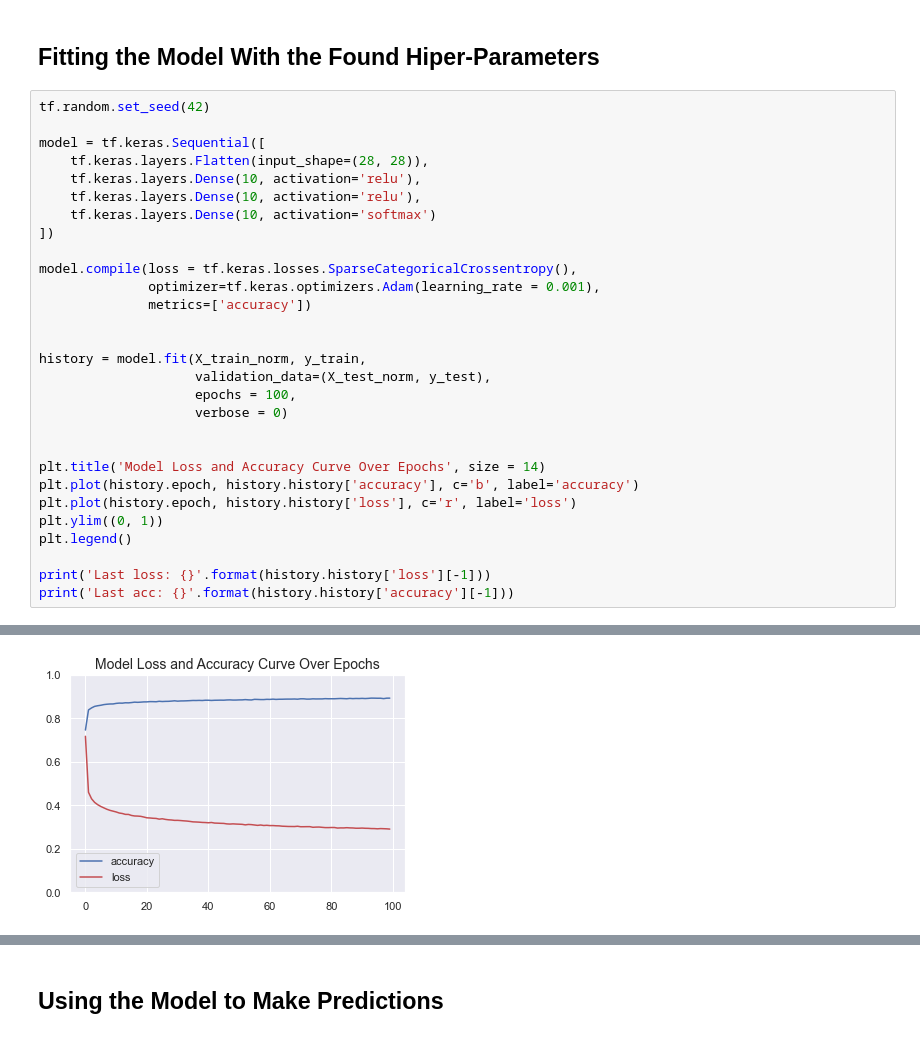
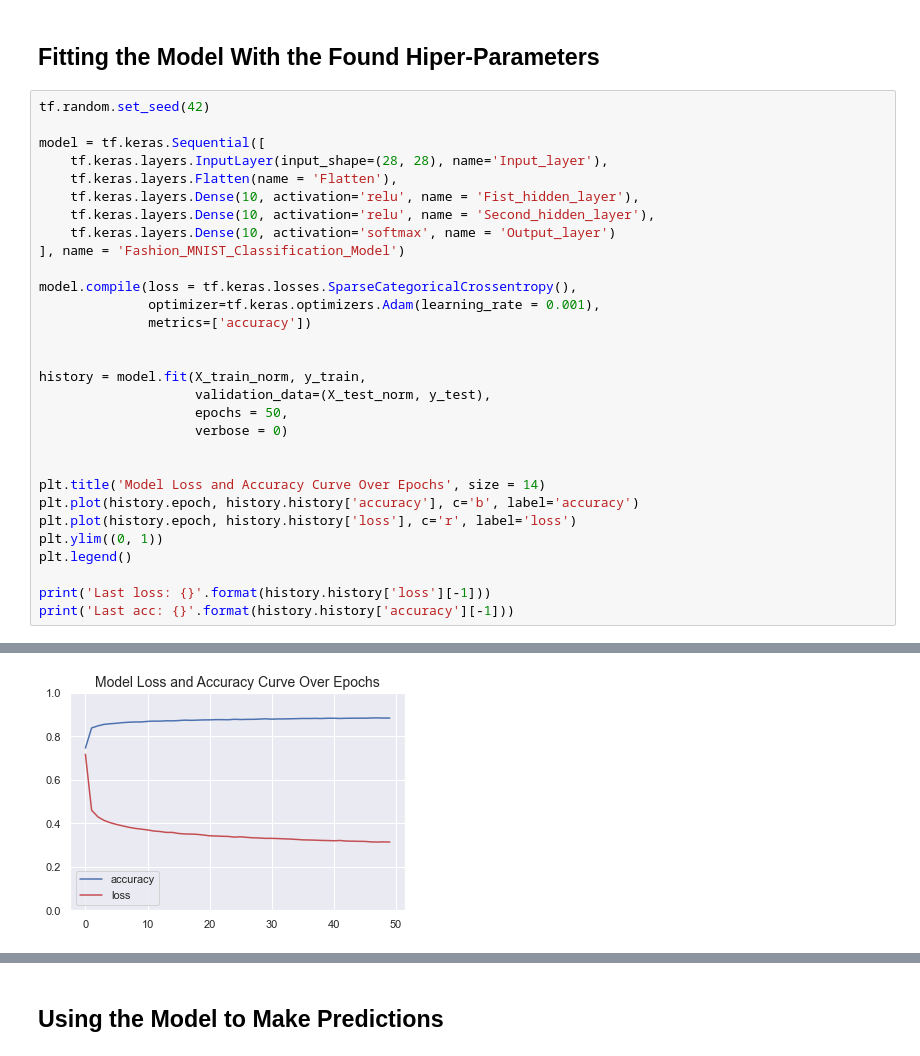
Before and after one commit to ViniciusALS/Fashion_MNIST_Multiclass-Classification, a Jupyter notebook: classification.ipynb, the cells around one changed output, grey strips where cells are left out. Cells and saved outputs as stored; diff of their text form.

```diff
--- a/classification.ipynb
+++ b/classification.ipynb
@@ -201,11 +201,12 @@
 tf.random.set_seed(42)
 
 model = tf.keras.Sequential([
-    tf.keras.layers.Flatten(input_shape=(28, 28)),
-    tf.keras.layers.Dense(10, activation='relu'),
-    tf.keras.layers.Dense(10, activation='relu'),
-    tf.keras.layers.Dense(10, activation='softmax')
-])
+    tf.keras.layers.InputLayer(input_shape=(28, 28), name='Input_layer'),
+    tf.keras.layers.Flatten(name = 'Flatten'),
+    tf.keras.layers.Dense(10, activation='relu', name = 'Fist_hidden_layer'),
+    tf.keras.layers.Dense(10, activation='relu', name = 'Second_hidden_layer'),
+    tf.keras.layers.Dense(10, activation='softmax', name = 'Output_layer')
+], name = 'Fashion_MNIST_Classification_Model')
 
 model.compile(loss = tf.keras.losses.SparseCategoricalCrossentropy(),
               optimizer=tf.keras.optimizers.Adam(learning_rate = 0.001),
@@ -214,7 +215,7 @@ model.compile(loss = tf.keras.losses.SparseCategoricalCrossentropy(),
 
 history = model.fit(X_train_norm, y_train,
                     validation_data=(X_test_norm, y_test),
-                    epochs = 100,
+                    epochs = 50,
                     verbose = 0)
 
 
@@ -232 +233 @@ Last acc: 0.8929499983787537
-[figure, old version]
+[figure, new version]
```
Also changed, not shown: parts of 4 cells of this notebook.
